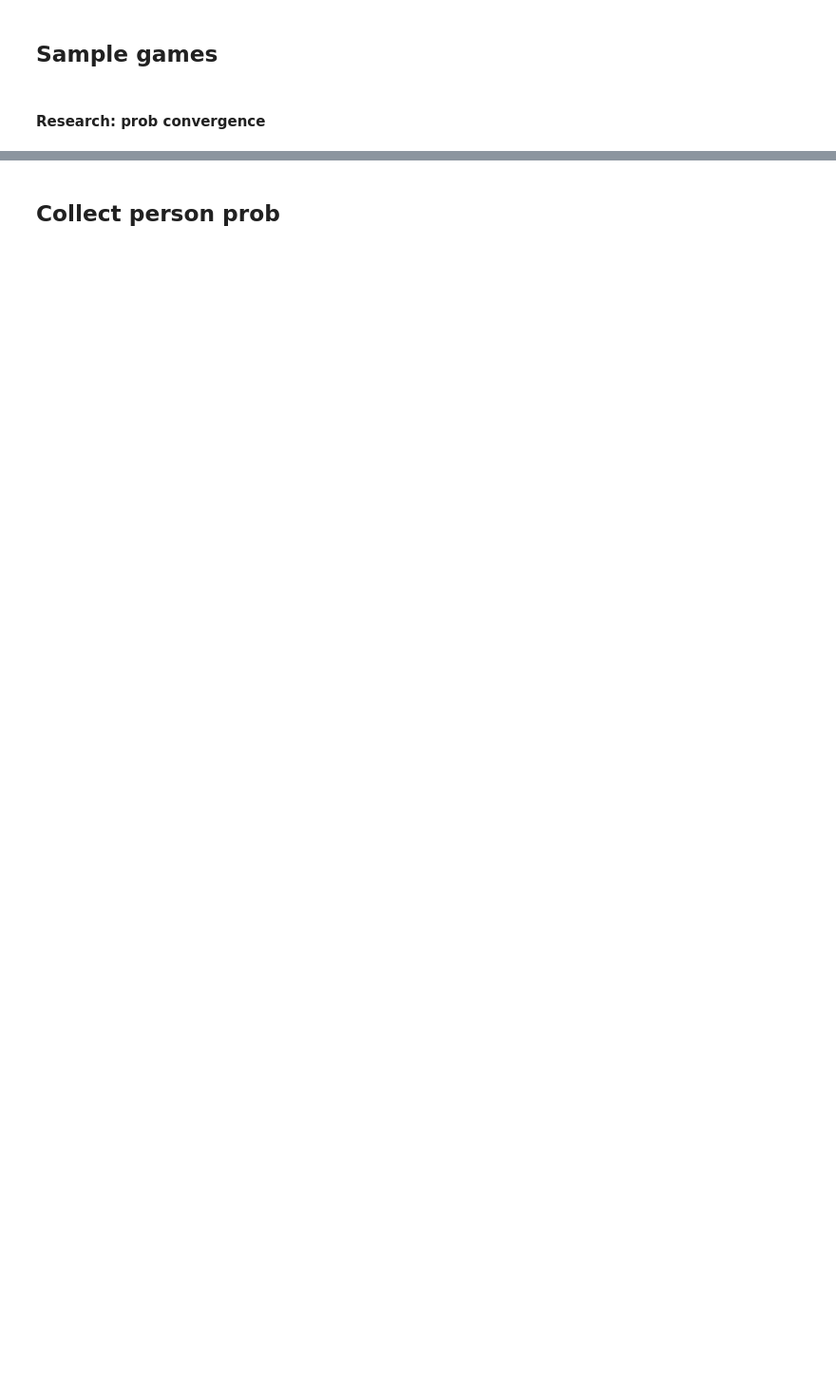
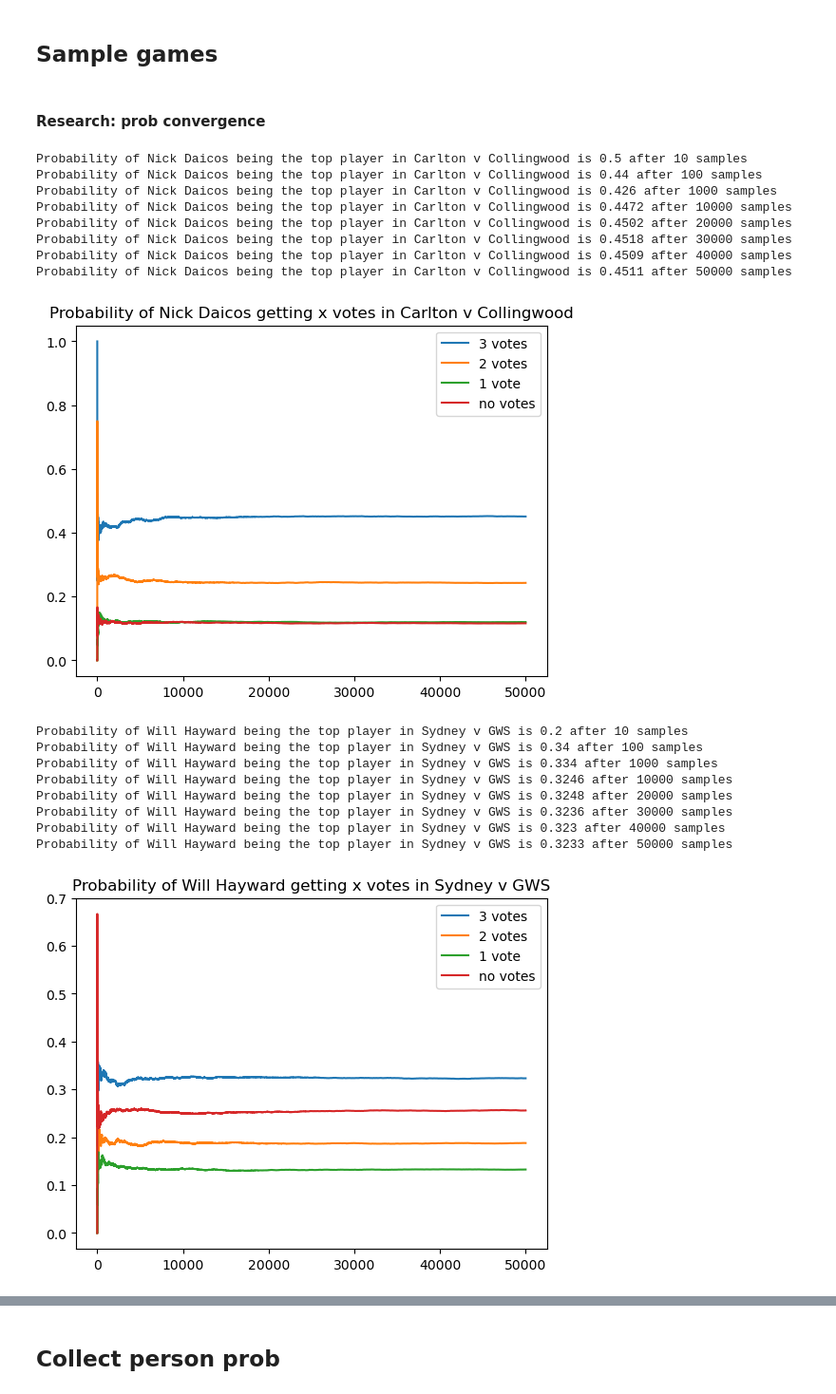
Before and after one commit to TGChenZP/AFLBrownlowPredictor2024, a Jupyter notebook: notebooks/8_OddsCalculations.ipynb, the cells around one changed output, grey strips where cells are left out. Shown at 95% size. Cells and saved outputs as stored; diff of their text form; code cells hidden in the pictures; blank space fills up the shorter version.

```diff
--- a/notebooks/8_OddsCalculations.ipynb
+++ b/notebooks/8_OddsCalculations.ipynb
@@ -70,8 +71,8 @@ for game_filename in tqdm(games_list):
         all_games_simulation[round_number][team1 +
                                            ' v ' + team2][str(i)] = sampled_player_rank
 # %%
-with open(f'../presentables/{year}_simulated_games.json', 'w') as f:
-    json.dump(all_games_simulation, f)
+with gzip.open(f'../presentables/new_{year}_simulated_games.json.gz', 'wb') as f:
+    f.write(json.dumps(all_games_simulation).encode())
 # %% [markdown]
 #### Research: prob convergence
 # %%
@@ -92,31 +93,50 @@ def simulation_stability(round_number, team1, team2, player, n_samples, all_game
             player_prob[j].append(total[j]/(i+1))
 
         if i in [9, 99, 999, 9999, 19999, 29999, 39999, 49999, 59999, 69999, 79999, 89999, 99999]:
             print(
-                f'Probability of {player} being the top player in {team1} v {team2} is {total[0]/(i+1)} after {i+1} samples')
+                f'Probability of {player} being the top player in {team1} v {team2} is {np.round(total[0]/(i+1), 4)} after {i+1} samples')
 
     plt.title(
         f'Probability of {player} getting x votes in {team1} v {team2}')
 
     for j in range(4):
         plt.plot(player_prob[j])
         plt.legend(['3 votes', '2 votes', '1 vote', 'no votes'])
     plt.show()
 
 
 evaluated = 0
 for round in all_games_simulation:
 
     for game in all_games_simulation[round]:
 
         data = pd.read_csv(
             f'../presentables/raw_predicted_scores/{year}_{round}_{game}.csv')
 
         simulation_stability(round, game.split(' v ')[0], game.split(
             ' v ')[1], data.loc[0, 'player'], n_samples, all_games_simulation)
 
         if evaluated >=10:
             break
         evaluated += 1
     if evaluated >= 10:
         break
+# %% [output]
+Probability of Nick Daicos being the top player in Carlton v Collingwood is 0.5 after 10 samples
+Probability of Nick Daicos being the top player in Carlton v Collingwood is 0.44 after 100 samples
+Probability of Nick Daicos being the top player in Carlton v Collingwood is 0.426 after 1000 samples
+Probability of Nick Daicos being the top player in Carlton v Collingwood is 0.4472 after 10000 samples
+Probability of Nick Daicos being the top player in Carlton v Collingwood is 0.4502 after 20000 samples
+Probability of Nick Daicos being the top player in Carlton v Collingwood is 0.4518 after 30000 samples
+Probability of Nick Daicos being the top player in Carlton v Collingwood is 0.4509 after 40000 samples
+Probability of Nick Daicos being the top player in Carlton v Collingwood is 0.4511 after 50000 samples
+[figure, added]
+Probability of Will Hayward being the top player in Sydney v GWS is 0.2 after 10 samples
+Probability of Will Hayward being the top player in Sydney v GWS is 0.34 after 100 samples
+Probability of Will Hayward being the top player in Sydney v GWS is 0.334 after 1000 samples
+Probability of Will Hayward being the top player in Sydney v GWS is 0.3246 after 10000 samples
+Probability of Will Hayward being the top player in Sydney v GWS is 0.3248 after 20000 samples
+Probability of Will Hayward being the top player in Sydney v GWS is 0.3236 after 30000 samples
+Probability of Will Hayward being the top player in Sydney v GWS is 0.323 after 40000 samples
+Probability of Will Hayward being the top player in Sydney v GWS is 0.3233 after 50000 samples
+[figure, added]
```
Also changed, not shown: parts of 22 cells of this notebook.
